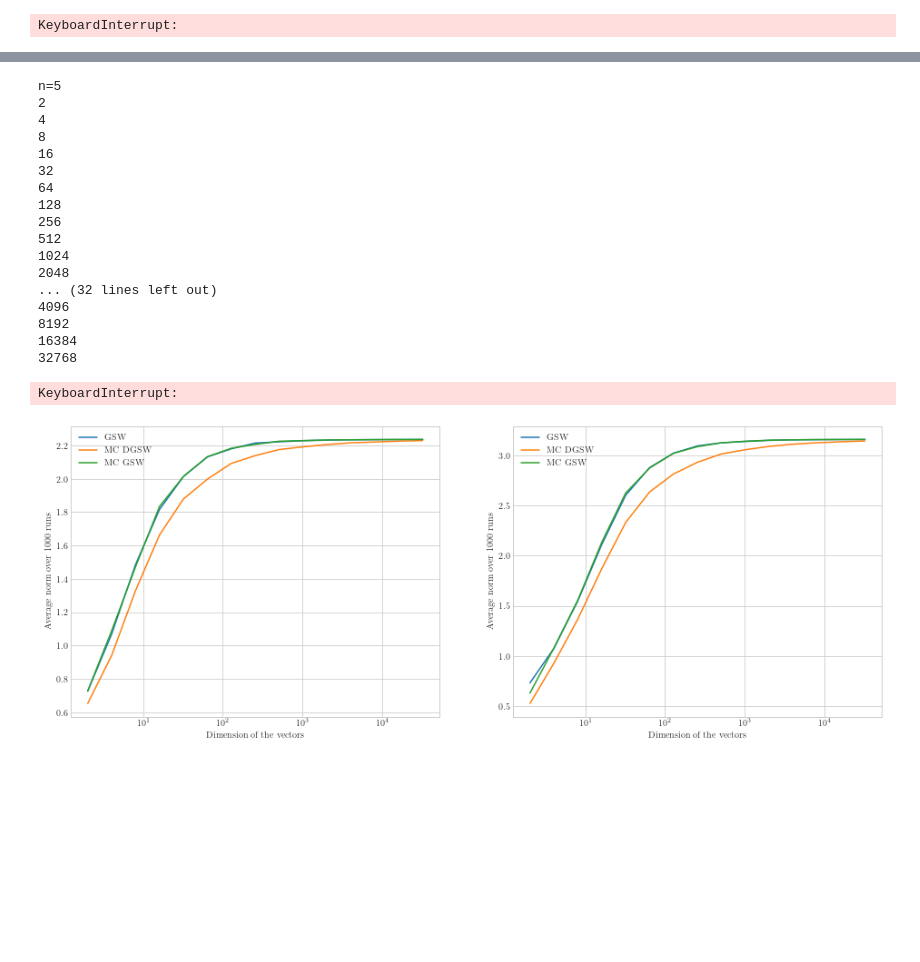
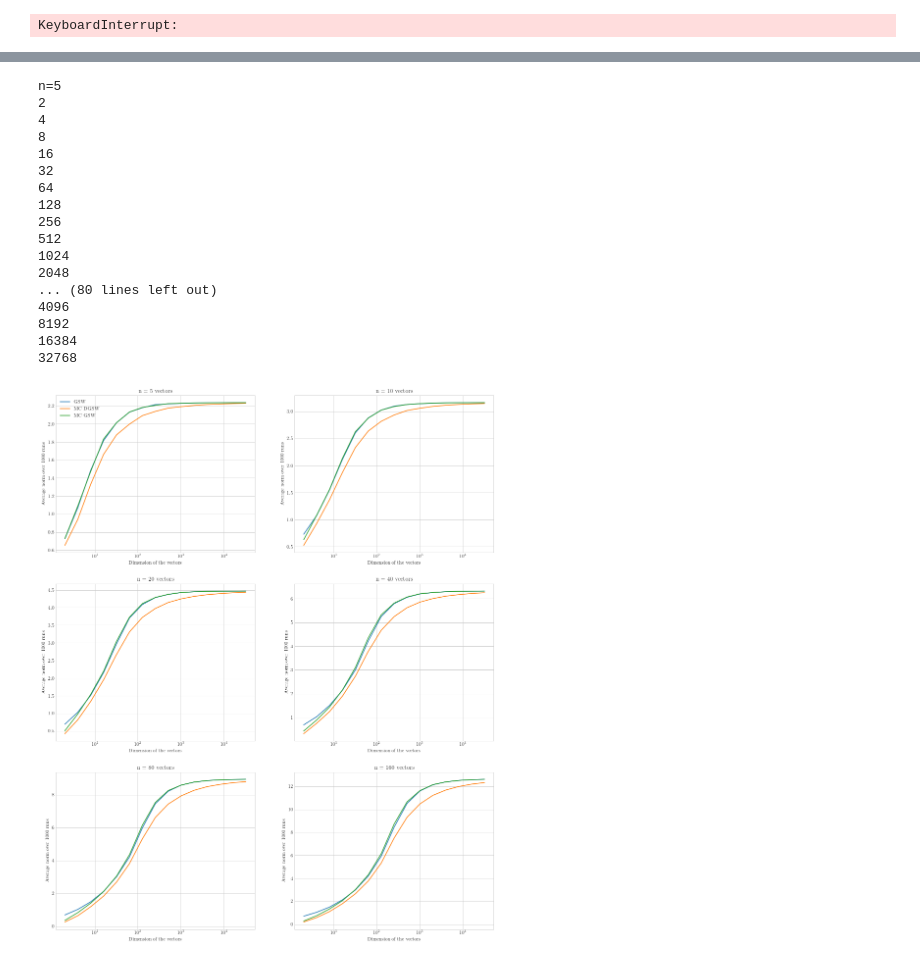
Before and after one commit to gbossy/GSWalk, a Jupyter notebook: Studying_output_discrepancy.ipynb, the cells around one changed output, grey strips where cells are left out. Cells and saved outputs as stored; diff of their text form; code cells hidden in the pictures; blank space fills up the shorter version.

```diff
--- a/Studying_output_discrepancy.ipynb
+++ b/Studying_output_discrepancy.ipynb
@@ -136,11 +136,11 @@ save_dic_to_file(norms_gsw_det,'norms_gsw_det.pkl')
 save_dic_to_file(norms_naive,'norms_naive.pkl')
 save_dic_to_file(norms_best,'norms_best.pkl')
 # %%
-max_power=13.0
+max_power=15.0
 l=np.logspace(1.0, max_power, num=int(max_power), base=2.0)
-n_list=[5,10,15,20]
+n_list=[5,10,20,40,80,160]
 #n_list=[5,10]
-repeat=10**2
+repeat=10**3
 #repeat=10**1
 
 #load dics
@@ -148,8 +148,9 @@ norms_gsw=open_dic_file('norms_gsw.pkl')
 norms_gsw_det=open_dic_file('norms_gsw_det.pkl')
 norms_naive=open_dic_file('norms_naive.pkl')
 norms_best=open_dic_file('norms_best.pkl')
-
+plot=0
 for n in n_list:
+    plot+=1
     print(f'n={n}')
     if norms_gsw.get(n) is None:
         norms_gsw[n]={}
@@ -171,7 +172,7 @@ for n in n_list:
         if norms_best[n].get(d) is None:
             norms_best[n][d]=[]
         while min(len(norms_gsw[n][d]),len(norms_gsw_det[n][d]),len(norms_naive[n][d]))<repeat and (len(norms_best[n][d])<repeat or n>10):
-            #print(len(norms_gsw[n][d]))
+            print(len(norms_gsw[n][d]))
             v=sample_from_ball(n,d=d)
             B=np.transpose(np.vstack(tuple([e for e in v])))
             if len(norms_gsw[n][d])<repeat:
@@ -186,16 +187,17 @@ for n in n_list:
             if n<=10 and len(norms_best[n][d])<repeat:
                 disc,x_best=best_coloring(v)
                 norms_best[n][d].append(disc)
-    plt.subplot(2,2,int(n/5))
-    plt.plot(l,[sum(norms_gsw[n][d])/repeat for d in l],label=f'GSW')
-    plt.plot(l,[sum(norms_gsw_det[n][d])/repeat for d in l],label=f'Deterministic GSW')
-    plt.plot(l,[sum(norms_naive[n][d])/repeat for d in l],label=f'Naive Walk')
+    plt.subplot(3,2,plot)
+    plt.plot(l,[average(norms_gsw[n][d]) for d in l],label=f'GSW')
+    plt.plot(l,[average(norms_gsw_det[n][d]) for d in l],label=f'Deterministic GSW')
+    plt.plot(l,[average(norms_naive[n][d]) for d in l],label=f'Naive Walk')
     if n<=10:
-        plt.plot(l,[sum(norms_best[n][d])/repeat for d in l],label=f'Lowest Discrepancy Assignment')
+        plt.plot(l,[average(norms_best[n][d]) for d in l],label=f'Lowest Discrepancy Assignment')
     plt.title(f'n = {n} vectors')
     plt.xlabel('Dimension of the vectors')
     plt.ylabel(f'Average norm over {repeat} runs')
-    plt.legend()
+    if n==5:
+        plt.legend()
     plt.xscale('log')
 plt.savefig(f'comparative_norms_n={n_list}_repeat={repeat}_max_dim={2**max_power}.pdf')
 tikzplotlib.save(f"comparative_norms_n={n}_repeat={repeat}_max_dim={2**max_power}.tex")
@@ -223,7 +226,7 @@ KeyboardInterrupt:
 max_power=15.0
 #max_power=5.0
 l=np.logspace(1.0, max_power, num=int(max_power), base=2.0)
-n_list=[5,10,15,20,40]
+n_list=[5,10,20,40,80,160]
 #n_list=[5,10]
 repeat=5*10**2
 repeat=10**3
@@ -232,8 +235,9 @@ foldername='max_coloring/'
 norms_gsw=open_dic_file(f'{foldername}norms_gsw.pkl')
 norms_gsw_det_max_col=open_dic_file(f'{foldername}norms_gsw_det_max_col.pkl')
 norms_gsw_max_col=open_dic_file(f'{foldername}norms_gsw_max_col.pkl')
-
+plot=0
 for n in n_list:
+    plot+=1
     print(f'n={n}')
     if norms_gsw.get(n) is None:
         norms_gsw[n]={}
@@ -259,40 +263,41 @@ for n in n_list:
             if len(norms_gsw_det_max_col[n][d])<repeat:
                 x_det=gram_schmidt_walk(v,np.zeros(n),smallest_delta=True,mode='max_coloring')
                 norms_gsw_det_max_col[n][d].append(np.sqrt(sum([x_**2 for x_ in np.matmul(B,x_det)])))
             if len(norms_gsw_max_col[n][d])<repeat:
                 x_max_col=gram_schmidt_walk(v,np.zeros(n),mode='max_coloring')
                 norms_gsw_max_col[n][d].append(np.sqrt(sum([x_**2 for x_ in np.matmul(B,x_max_col)])))
-    plt.subplot(3,2,int(n/5))
+    plt.subplot(3,2,plot)
     plt.plot(l,[average(norms_gsw[n][d]) for d in l],label=f'GSW')
     plt.plot(l,[average(norms_gsw_det_max_col[n][d]) for d in l],label=f'MC DGSW')
     plt.plot(l,[average(norms_gsw_max_col[n][d]) for d in l],label=f'MC GSW')
+    plt.title(f'n = {n} vectors')
     plt.xlabel('Dimension of the vectors')
     plt.ylabel(f'Average norm over {repeat} runs')
-    plt.legend()
+    if n==5:
+        plt.legend()
     plt.xscale('log')
-plt.savefig(f'{foldername}comparative_norms_n={n_list}_repeat={repeat}_max_dim={2**max_power}.pdf')
-tikzplotlib.save(f"{foldername}comparative_norms_n={n}_repeat={repeat}_max_dim={2**max_power}.tex")
+plt.savefig(f'{foldername}comparative_norms_n={n_list}_repeat={repeat}_max_dim={2**max_power}_max_col.pdf')
+tikzplotlib.save(f"{foldername}comparative_norms_n={n}_repeat={repeat}_max_dim={2**max_power}_max_col.tex")
 plt.show()
 # %% [output]
 n=5
 2
 4
 8
 16
 32
 64
 128
 256
 512
 1024
 2048
-... (32 lines left out)
+... (80 lines left out)
 4096
 8192
 16384
 32768
-KeyboardInterrupt:
-[figure, old version]
+[figure, new version]
 # %%
 #### save dics
 save_dic_to_file(norms_gsw,f'{foldername}norms_gsw.pkl')
```
Also changed, not shown: parts of 1 cell of this notebook, 10 other files.
